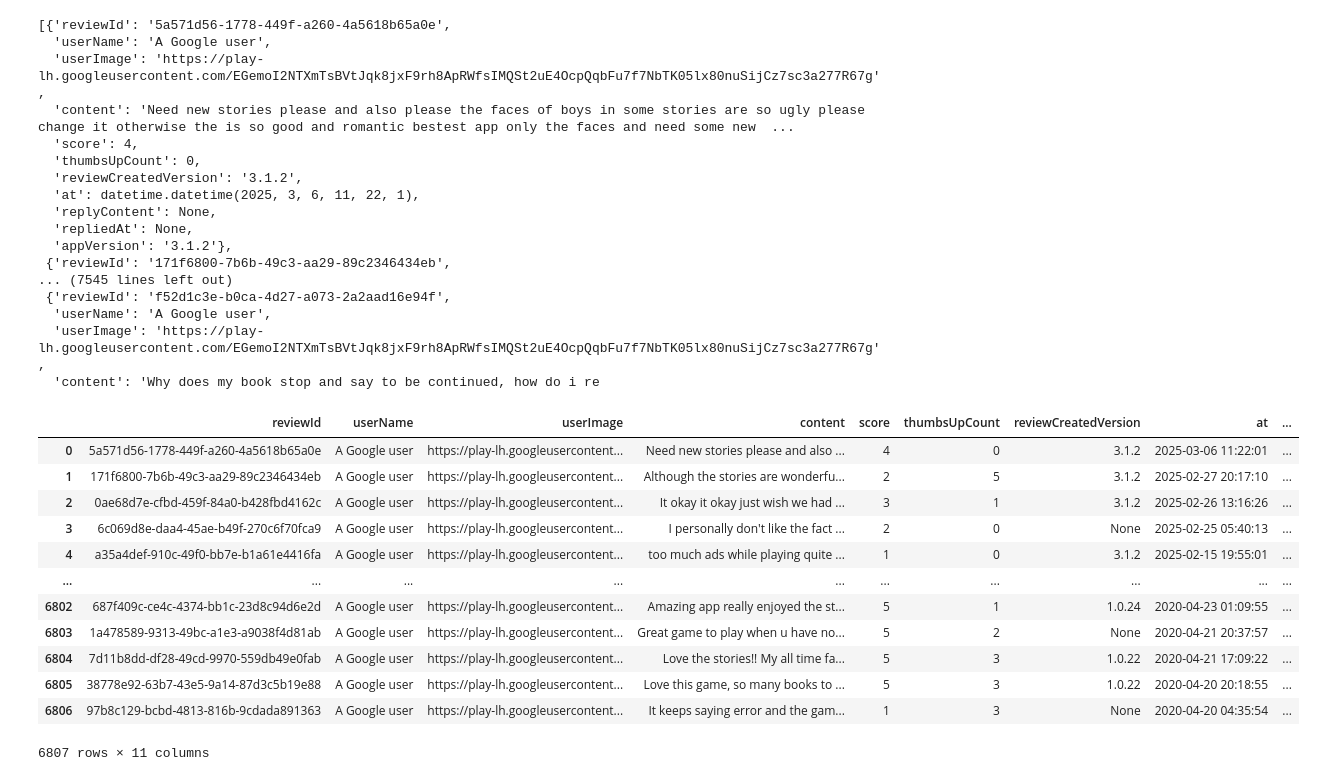
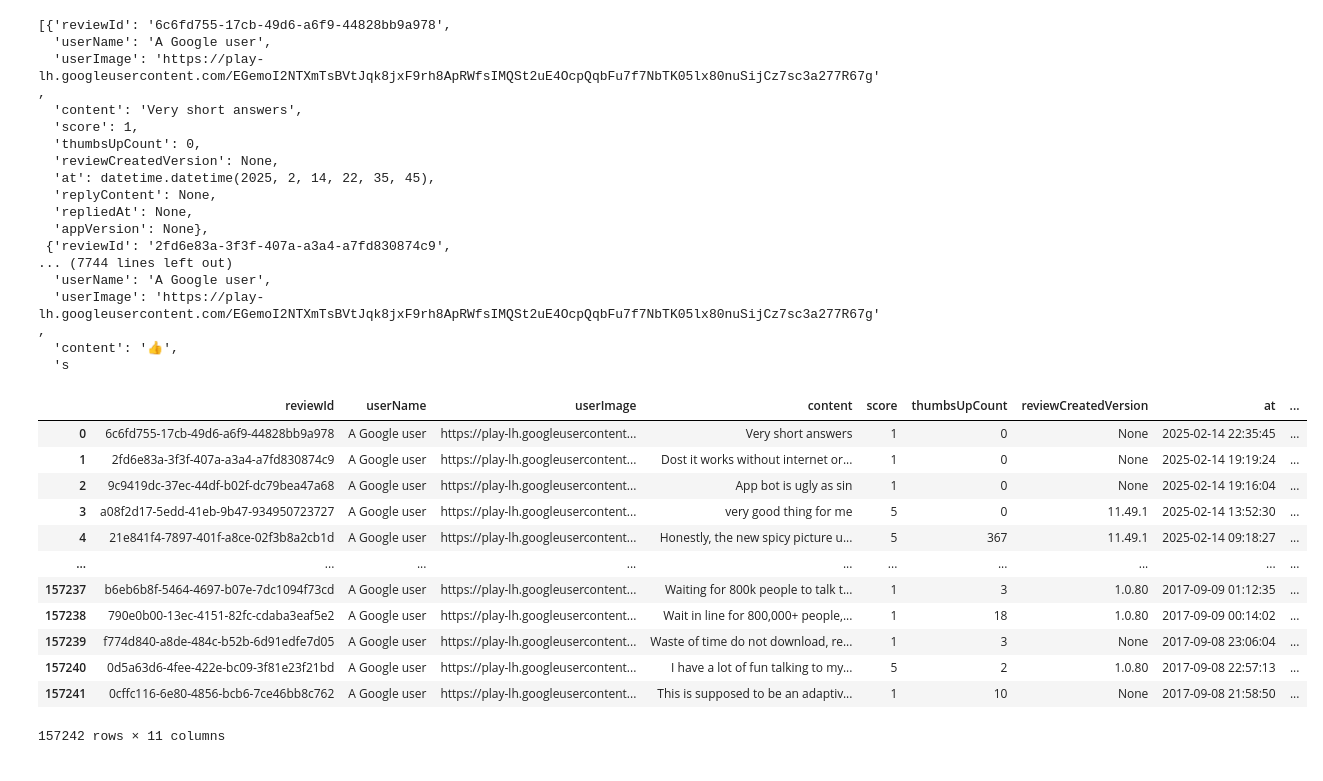
Before and after one commit to Jiya873/NLP_Project, a Jupyter notebook: web scraping.ipynb, the cells around one changed output. Saved outputs shown, nothing was run; the diff lists cells and outputs as text; code cells hidden in the pictures.

```diff
--- a/web scraping.ipynb
+++ b/web scraping.ipynb
@@ -33,44 +51,44 @@ def fetch_google_play_reviews(app_id, max_retries=5):
     print("Max retries reached. Unable to fetch Google Play reviews.")
     return None
 
-google_play_reviews = fetch_google_play_reviews("app_id")
+google_play_reviews = fetch_google_play_reviews("ai.replika.app")
 google_play_reviews
 # %% [output]
-[{'reviewId': '5a571d56-1778-449f-a260-4a5618b65a0e',
+[{'reviewId': '6c6fd755-17cb-49d6-a6f9-44828bb9a978',
   'userName': 'A Google user',
   'userImage': 'https://play-lh.googleusercontent.com/EGemoI2NTXmTsBVtJqk8jxF9rh8ApRWfsIMQSt2uE4OcpQqbFu7f7NbTK05lx80nuSijCz7sc3a277R67g',
-  'content': 'Need new stories please and also please the faces of boys in some stories are so ugly please change it otherwise the is so good and romantic bestest app only the faces and need some new  ...
-  'score': 4,
+  'content': 'Very short answers',
+  'score': 1,
   'thumbsUpCount': 0,
-  'reviewCreatedVersion': '3.1.2',
-  'at': datetime.datetime(2025, 3, 6, 11, 22, 1),
+  'reviewCreatedVersion': None,
+  'at': datetime.datetime(2025, 2, 14, 22, 35, 45),
   'replyContent': None,
   'repliedAt': None,
-  'appVersion': '3.1.2'},
- {'reviewId': '171f6800-7b6b-49c3-aa29-89c2346434eb',
-... (7545 lines left out)
- {'reviewId': 'f52d1c3e-b0ca-4d27-a073-2a2aad16e94f',
+  'appVersion': None},
+ {'reviewId': '2fd6e83a-3f3f-407a-a3a4-a7fd830874c9',
+... (7744 lines left out)
   'userName': 'A Google user',
   'userImage': 'https://play-lh.googleusercontent.com/EGemoI2NTXmTsBVtJqk8jxF9rh8ApRWfsIMQSt2uE4OcpQqbFu7f7NbTK05lx80nuSijCz7sc3a277R67g',
-  'content': 'Why does my book stop and say to be continued, how do i re
+  'content': '👍',
+  's
 # %%
-g_df = pd.DataFrame(np.array(google_play_reviews), columns=['review'])
+g_df = pd.DataFrame(np.array(g_reviews),columns=['review'])
 g_df2 = g_df.join(pd.DataFrame(g_df.pop('review').tolist()))
 
 g_df2
 # %% [output]
 |  | reviewId | userName | userImage | content | score | thumbsUpCount | reviewCreatedVersion | at | ... |
-| 0 | 5a571d56-1778-449f-a260-4a5618b65a0e | A Google user | https://play-lh.googleusercontent... | Need new stories please and also ... | 4 | 0 | 3.1.2 | 2025-03-06 11:22:01 | ... |
-| 1 | 171f6800-7b6b-49c3-aa29-89c2346434eb | A Google user | https://play-lh.googleusercontent... | Although the stories are wonderfu... | 2 | 5 | 3.1.2 | 2025-02-27 20:17:10 | ... |
-| 2 | 0ae68d7e-cfbd-459f-84a0-b428fbd4162c | A Google user | https://play-lh.googleusercontent... | It okay it okay just wish we had ... | 3 | 1 | 3.1.2 | 2025-02-26 13:16:26 | ... |
-| 3 | 6c069d8e-daa4-45ae-b49f-270c6f70fca9 | A Google user | https://play-lh.googleusercontent... | I personally don't like the fact ... | 2 | 0 | None | 2025-02-25 05:40:13 | ... |
-| 4 | a35a4def-910c-49f0-bb7e-b1a61e4416fa | A Google user | https://play-lh.googleusercontent... | too much ads while playing quite ... | 1 | 0 | 3.1.2 | 2025-02-15 19:55:01 | ... |
+| 0 | 6c6fd755-17cb-49d6-a6f9-44828bb9a978 | A Google user | https://play-lh.googleusercontent... | Very short answers | 1 | 0 | None | 2025-02-14 22:35:45 | ... |
+| 1 | 2fd6e83a-3f3f-407a-a3a4-a7fd830874c9 | A Google user | https://play-lh.googleusercontent... | Dost it works without internet or... | 1 | 0 | None | 2025-02-14 19:19:24 | ... |
+| 2 | 9c9419dc-37ec-44df-b02f-dc79bea47a68 | A Google user | https://play-lh.googleusercontent... | App bot is ugly as sin | 1 | 0 | None | 2025-02-14 19:16:04 | ... |
+| 3 | a08f2d17-5edd-41eb-9b47-934950723727 | A Google user | https://play-lh.googleusercontent... | very good thing for me | 5 | 0 | 11.49.1 | 2025-02-14 13:52:30 | ... |
+| 4 | 21e841f4-7897-401f-a8ce-02f3b8a2cb1d | A Google user | https://play-lh.googleusercontent... | Honestly, the new spicy picture u... | 5 | 367 | 11.49.1 | 2025-02-14 09:18:27 | ... |
 | ... | ... | ... | ... | ... | ... | ... | ... | ... | ... |
-| 6802 | 687f409c-ce4c-4374-bb1c-23d8c94d6e2d | A Google user | https://play-lh.googleusercontent... | Amazing app really enjoyed the st... | 5 | 1 | 1.0.24 | 2020-04-23 01:09:55 | ... |
-| 6803 | 1a478589-9313-49bc-a1e3-a9038f4d81ab | A Google user | https://play-lh.googleusercontent... | Great game to play when u have no... | 5 | 2 | None | 2020-04-21 20:37:57 | ... |
-| 6804 | 7d11b8dd-df28-49cd-9970-559db49e0fab | A Google user | https://play-lh.googleusercontent... | Love the stories!! My all time fa... | 5 | 3 | 1.0.22 | 2020-04-21 17:09:22 | ... |
-| 6805 | 38778e92-63b7-43e5-9a14-87d3c5b19e88 | A Google user | https://play-lh.googleusercontent... | Love this game, so many books to ... | 5 | 3 | 1.0.22 | 2020-04-20 20:18:55 | ... |
-| 6806 | 97b8c129-bcbd-4813-816b-9cdada891363 | A Google user | https://play-lh.googleusercontent... | It keeps saying error and the gam... | 1 | 3 | None | 2020-04-20 04:35:54 | ... |
+| 157237 | b6eb6b8f-5464-4697-b07e-7dc1094f73cd | A Google user | https://play-lh.googleusercontent... | Waiting for 800k people to talk t... | 1 | 3 | 1.0.80 | 2017-09-09 01:12:35 | ... |
+| 157238 | 790e0b00-13ec-4151-82fc-cdaba3eaf5e2 | A Google user | https://play-lh.googleusercontent... | Wait in line for 800,000+ people,... | 1 | 18 | 1.0.80 | 2017-09-09 00:14:02 | ... |
+| 157239 | f774d840-a8de-484c-b52b-6d91edfe7d05 | A Google user | https://play-lh.googleusercontent... | Waste of time do not download, re... | 1 | 3 | None | 2017-09-08 23:06:04 | ... |
+| 157240 | 0d5a63d6-4fee-422e-bc09-3f81e23f21bd | A Google user | https://play-lh.googleusercontent... | I have a lot of fun talking to my... | 5 | 2 | 1.0.80 | 2017-09-08 22:57:13 | ... |
+| 157241 | 0cffc116-6e80-4856-bcb6-7ce46bb8c762 | A Google user | https://play-lh.googleusercontent... | This is supposed to be an adaptiv... | 1 | 10 | None | 2017-09-08 21:58:50 | ... |
-6807 rows × 11 columns
+157242 rows × 11 columns
 # %%
 g_df2.rename(columns= {'score': 'rating','userName': 'user_name', 'reviewId': 'review_id', 'content': 'review_description', 'at': 'review_date', 'replyContent': 'developer_response', 'repliedAt': 'developer_response_date', 'thumbsUpCount': 'thumbs_up'},inplace = True)
```
Also changed, not shown: parts of 9 cells of this notebook, 2 other files.
